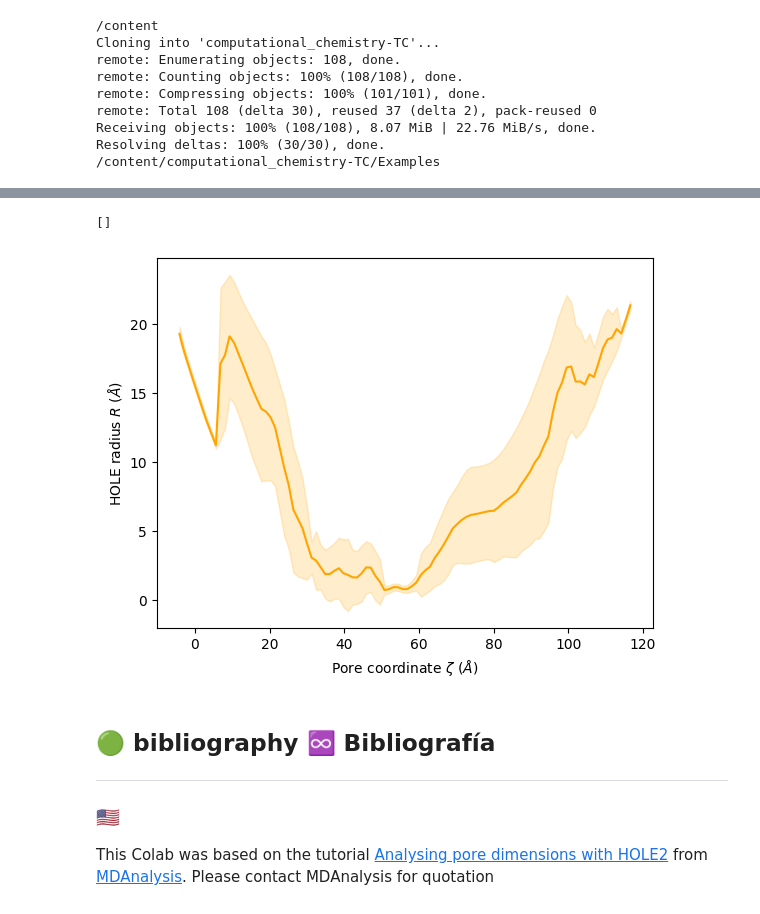
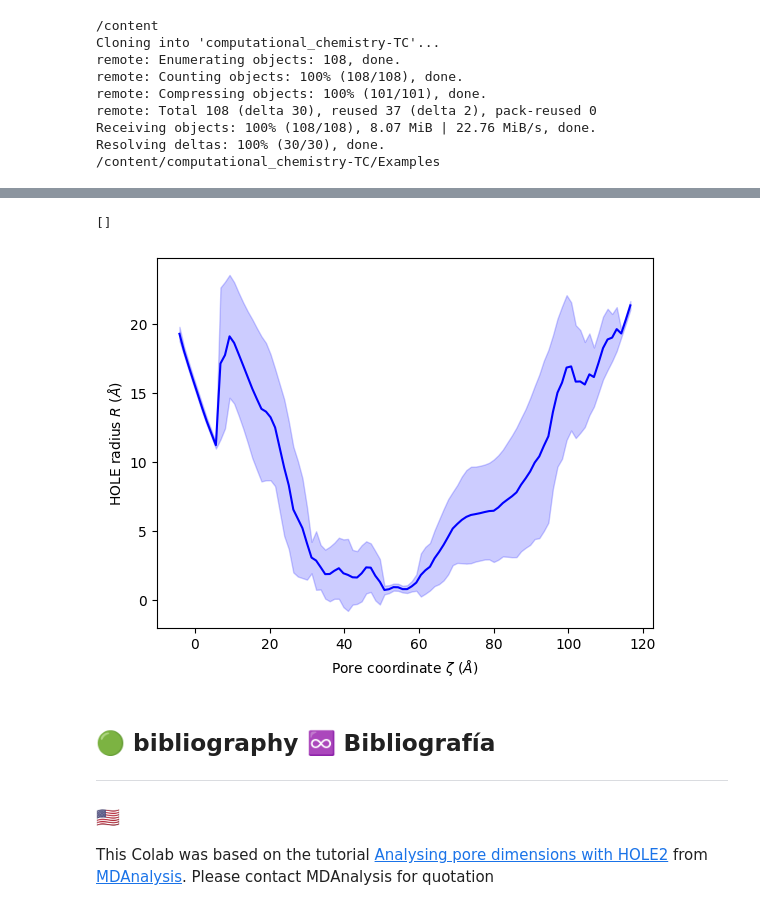
Before and after one commit to camilotayac/computational_chemistry-TC, a Jupyter notebook: Colab/pore_analysis_HOLE2.ipynb, the cells around one changed output, grey strips where cells are left out. Drawn from its saved outputs; the diff is of its cells as text; code cells hidden in the pictures.

```diff
--- a/Colab/pore_analysis_HOLE2.ipynb
+++ b/Colab/pore_analysis_HOLE2.ipynb
@@ -151,8 +151,8 @@ seed = 197382465 # @param {type:"integer"}
 # @markdown ### **🇺🇸** - Graph modification options: color, typography and grid
 # @markdown ### **🇪🇸** - Opciones de modificación de gráfica: color, tipografía y rejilla
 
-colors_plotly = "orange" # @param ["black","orange","purple","red","pink", "blue", "green", "yellow", "lavender", "coral", "lightskyblue", "lightseagreen", "lightsteelblue"]
-font_families = "Verdana" # @param["Arial", "Times New Roman", "Verdana", "Georgia", "Courier New", "Andale Mono", "Comic Sans MS"]
+colors_plotly = "blue" # @param ["black","orange","purple","red","pink", "blue", "green", "yellow", "lavender", "coral", "lightskyblue", "lightseagreen", "lightsteelblue"]
+font_families = "Arial" # @param["Arial", "Times New Roman", "Verdana", "Georgia", "Courier New", "Andale Mono", "Comic Sans MS"]
 grid = True # @param {type:"boolean"}
 
 # @markdown ---
@@ -258,34 +258,34 @@ elif selection_trajectory == "with trajectory - con trayectoria":
         yaxis=dict(
         linecolor='black',
         ticks='outside',
         tickcolor='black',
         tickwidth=1
         ))
     fig.show()
     fig.write_image(f"{name}_PF.png",scale=10,  format="png")
     # table
     data = [(frame, min_radius) for frame, min_radius in min_radii]
     df = pd.DataFrame(data, columns=['Frame', 'Min Radius (Å)'])
     df.to_csv(f'{name}_min_radii.csv', index=False)
     fig = go.Figure(data=[go.Table(header=dict(values=list(df.columns)),
                     cells=dict(values=[df['Frame'], df['Min Radius (Å)']]))])
     fig.update_layout(font_family=font_families)
     fig.show()
     # fig 3
     ha.plot_mean_profile(bins=100,
                      n_std=1,
                      color=colors_plotly,
                      fill_alpha=0.2,
                      legend=False)
     plt.savefig(f"{name}_std.png",dpi=1000)
 ha.delete_temporary_files()
 ha.tmp_files
 # %% [output]
 [interactive output not drawn]
 [interactive output not drawn]
 [interactive output not drawn]
 []
-[figure, old version]
+[figure, new version]
 # %% [markdown]
  ## 🟢 bibliography ♾️ Bibliografía
 ---
```
